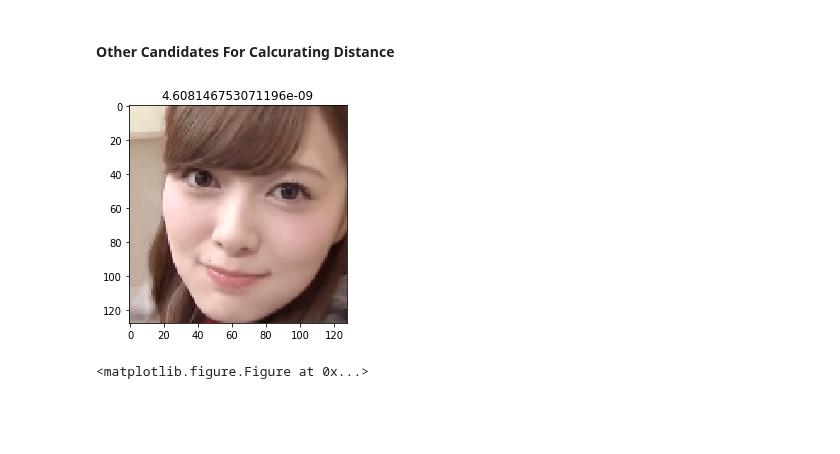
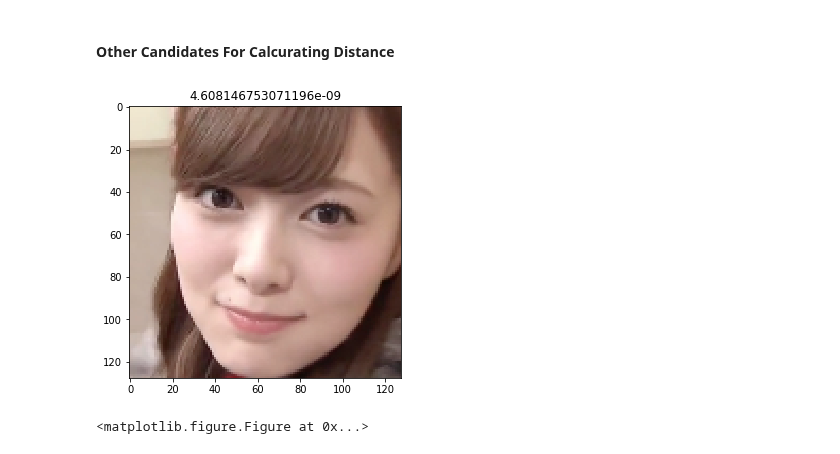
Before and after one commit to zukakosan/tripletNet, a Jupyter notebook: emb4retrieval.ipynb, the cells around one changed output. Cells and saved outputs as stored; diff of their text form; code cells hidden in the pictures; blank space fills up the shorter version.

```diff
--- a/emb4retrieval.ipynb
+++ b/emb4retrieval.ipynb
@@ -85,15 +86,16 @@ def distance(emb1, emb2):
 # %%
 similarities = np.zeros(len(emb_vecs))
 for i,emb_vec in enumerate(emb_vecs):
     similarities[i] = distance(test_emb,emb_vec)
 #     similarities[i] = np.linalg.norm(test_emb-emb_vec)
 min_idx = np.argmin(similarities)
 nearest = np.array(Image.open('{}{}'.format(dir_path,files[min_idx])).resize((imwidth,imhight)))
+plt.figure(figsize=(5,5))
 plt.imshow(nearest)
 plt.title('{}'.format(similarities[min_idx]))
 plt.savefig('./nogi_result/nearest.png')
 plt.show()
 # %% [output]
-[figure, old version]
+[figure, new version]
 # %%
 plt.subplots_adjust(wspace=2, hspace=2)
```
Also changed, not shown: parts of 2 cells of this notebook, 3 other files.
